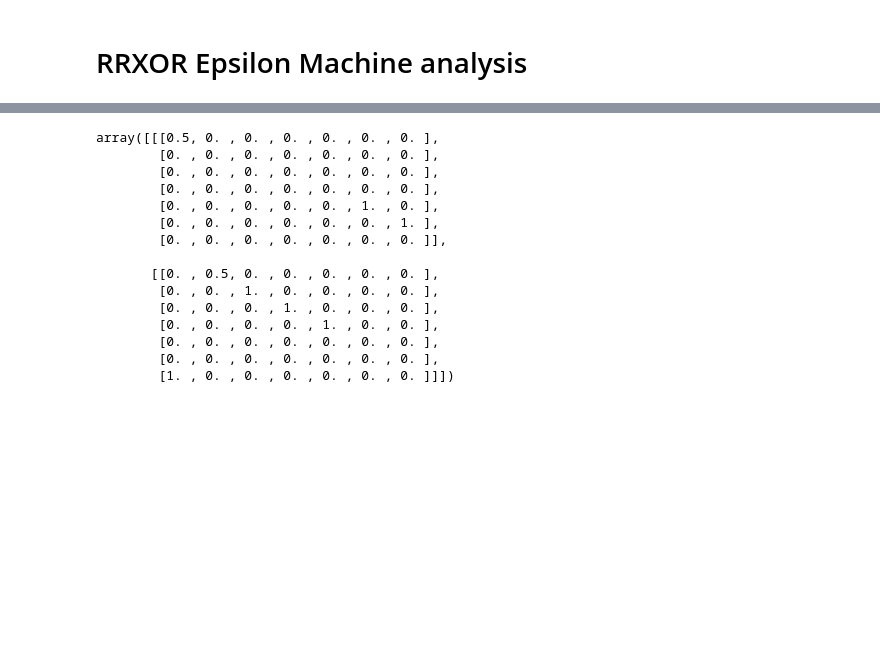
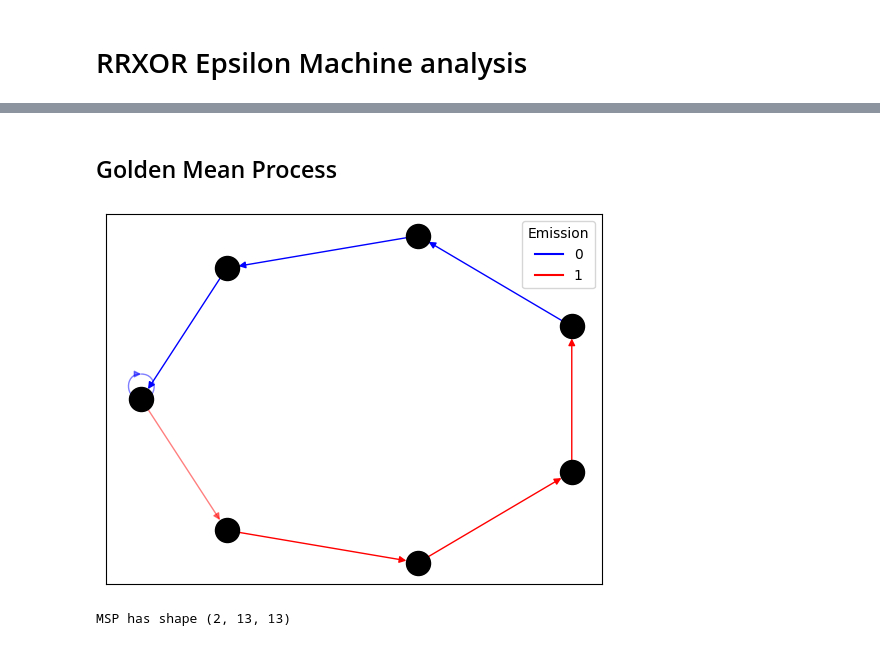
Before and after one commit to adamimos/epsilon-transformers, a Jupyter notebook: notebooks/RRXOR_process.ipynb, the cells around one changed output, grey strips where cells are left out. Saved outputs shown, nothing was run; the diff lists cells and outputs as text; code cells hidden in the pictures; blank space fills up the shorter version.

Commit message:
some process changes

```diff
--- a/notebooks/RRXOR_process.ipynb
+++ b/notebooks/RRXOR_process.ipynb
@@ -141,18 +110,15 @@ GM = GoldenMeanProcess.get_epsilon_machine(4,3,0.5)
-# %%
-GM
-# %% [output]
-array([[[0.5, 0. , 0. , 0. , 0. , 0. , 0. ],
-        [0. , 0. , 0. , 0. , 0. , 0. , 0. ],
-        [0. , 0. , 0. , 0. , 0. , 0. , 0. ],
-        [0. , 0. , 0. , 0. , 0. , 0. , 0. ],
-        [0. , 0. , 0. , 0. , 0. , 1. , 0. ],
-        [0. , 0. , 0. , 0. , 0. , 0. , 1. ],
-        [0. , 0. , 0. , 0. , 0. , 0. , 0. ]],
-
-       [[0. , 0.5, 0. , 0. , 0. , 0. , 0. ],
-        [0. , 0. , 1. , 0. , 0. , 0. , 0. ],
-        [0. , 0. , 0. , 1. , 0. , 0. , 0. ],
-        [0. , 0. , 0. , 0. , 1. , 0. , 0. ],
-        [0. , 0. , 0. , 0. , 0. , 0. , 0. ],
-        [0. , 0. , 0. , 0. , 0. , 0. , 0. ],
-        [1. , 0. , 0. , 0. , 0. , 0. , 0. ]]])
+# %% [markdown]
+## Golden Mean Process
+# %%
+# visualize GM
+GM = GoldenMeanProcess(4,3,0.5)
+G = epsilon_machine_to_graph(GM.T, state_names=GM.state_names)
+visualize_graph_with_selective_offset(G, layout='shell', draw_edge_labels=False, draw_color=True)
+# %% [output]
+[figure, added]
+# %%
+# compute MSP of GM
+MSP = to_mixed_state_presentation(GM.T, threshold=1e-5)
+print("MSP has shape", MSP.shape)
+# %% [output]
+MSP has shape (2, 13, 13)
```
Also changed, not shown: parts of 10 cells of this notebook, 2 other files.
